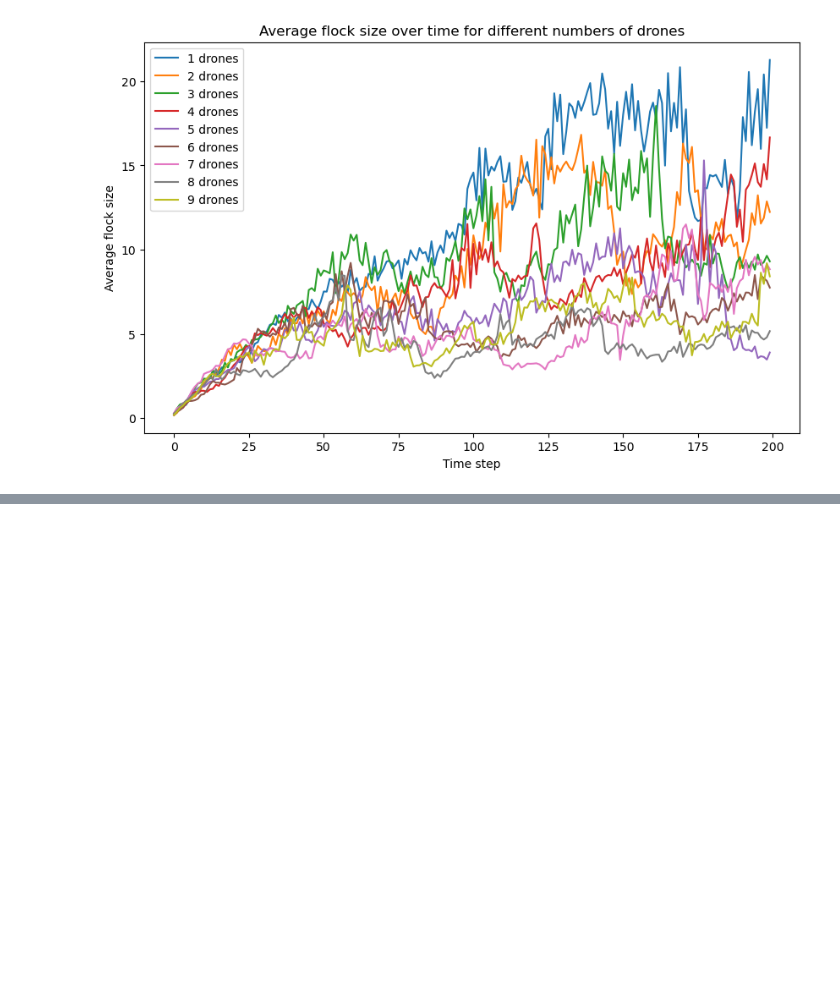
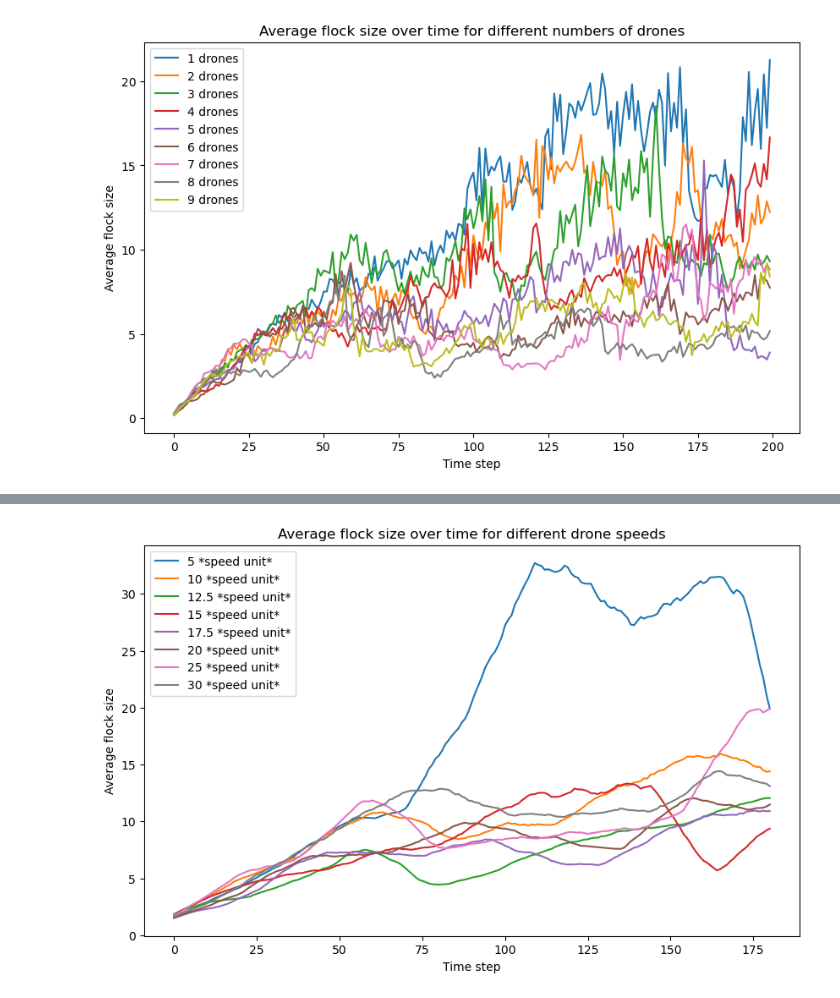
Before and after one commit to orlaghk/Flocking-Drone-Control, a Jupyter notebook: dispersing_model.ipynb, the cells around one changed output, grey strips where cells are left out. Saved outputs shown, nothing was run; the diff lists cells and outputs as text; code cells hidden in the pictures; blank space fills up the shorter version.

```diff
--- a/dispersing_model.ipynb
+++ b/dispersing_model.ipynb
@@ -320,0 +368,24 @@ plt.show()
+# %%
+import numpy as np
+
+def moving_average(data, window_size):
+    return np.convolve(data, np.ones(window_size), 'valid') / window_size
+
+window_size = 20  # Choose a suitable window size
+
+# Plot the results
+plt.figure(figsize=(10, 6))
+for vd, avg_flock_sizes in zip(drone_speeds, all_flock_sizes):
+    smoothed = moving_average(avg_flock_sizes, window_size)
+    plt.plot(range(len(smoothed)), smoothed, label=f'{vd} *speed unit*')
+plt.xlabel('Time step')
+plt.ylabel('Average flock size')
+plt.title('Average flock size over time for different drone speeds')
+plt.legend()
+
+# Save the figure as a PDF file
+plt.savefig('dispering_changing_drone_speed.pdf', format='pdf')
+
+plt.show()
+# %% [output]
+[figure, added]
```
Also changed, not shown: parts of 4 cells of this notebook, 3 other files.
